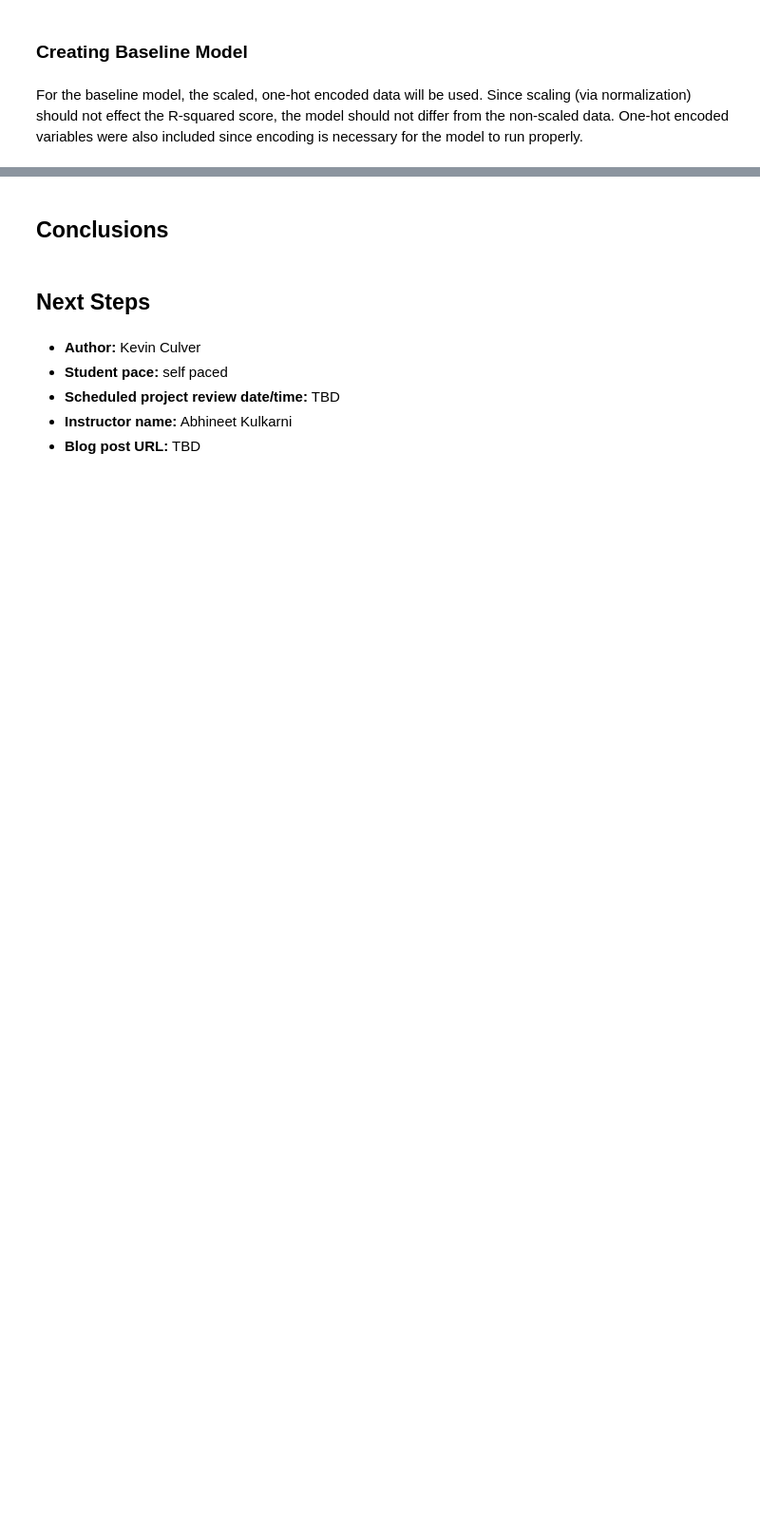
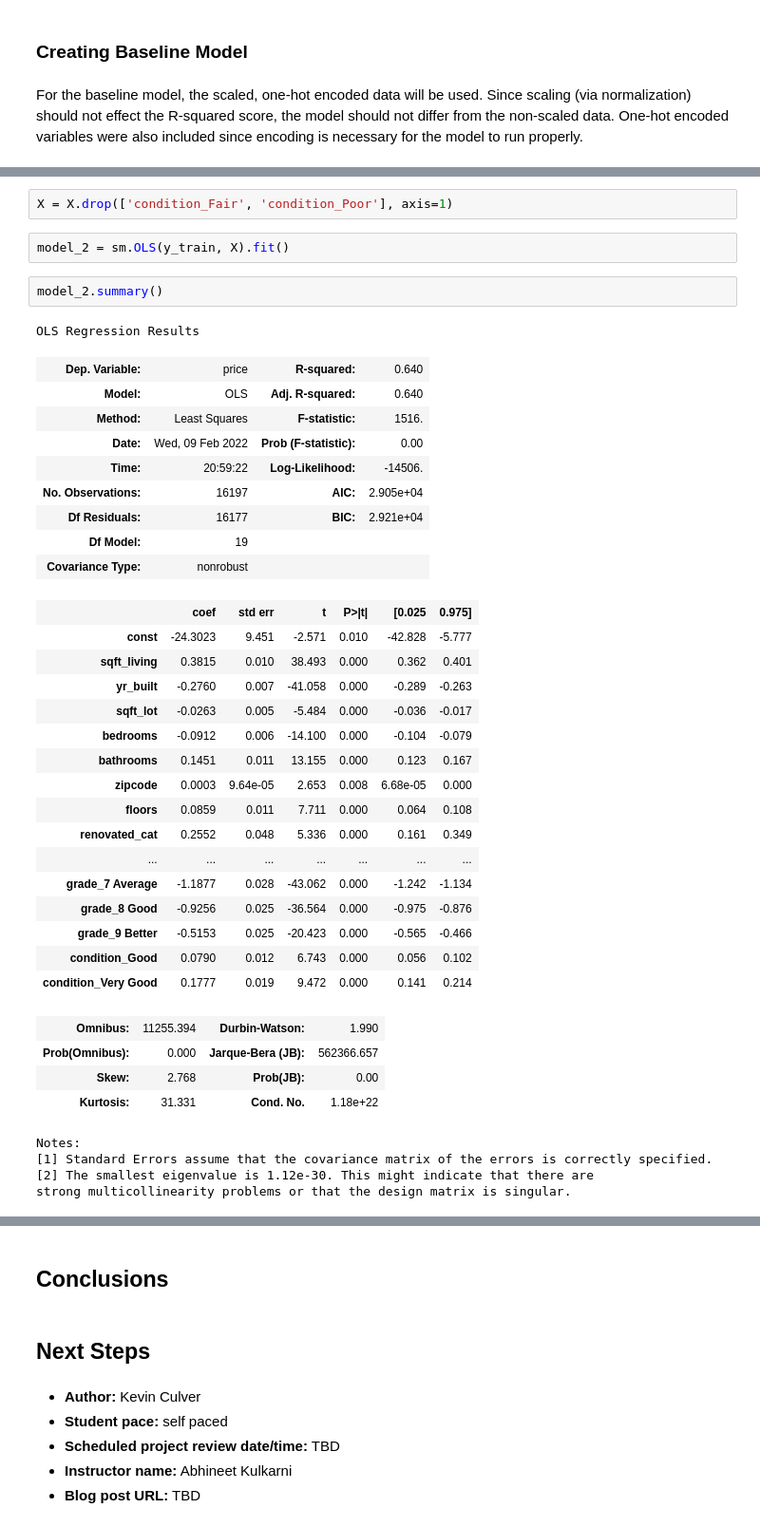
Before and after one commit to kevin-culver/home_sales_analysis, a Jupyter notebook: home_sales_analysis.ipynb, the cells around one changed output, grey strips where cells are left out. Shown: that part at 95% size. Cells and saved outputs as stored; diff of their text form; blank space fills up the shorter version.

```diff
--- a/home_sales_analysis.ipynb
+++ b/home_sales_analysis.ipynb
@@ -401 +410,42 @@ strong multicollinearity or other numerical problems.
+# %%
+X = X.drop(['condition_Fair', 'condition_Poor'], axis=1)
+# %%
+model_2 = sm.OLS(y_train, X).fit()
+# %%
+model_2.summary()
+# %% [output]
+OLS Regression Results
+| Dep. Variable: | price | R-squared: | 0.640 |
+| Model: | OLS | Adj. R-squared: | 0.640 |
+| Method: | Least Squares | F-statistic: | 1516. |
+| Date: | Wed, 09 Feb 2022 | Prob (F-statistic): | 0.00 |
+| Time: | 20:59:22 | Log-Likelihood: | -14506. |
+| No. Observations: | 16197 | AIC: | 2.905e+04 |
+| Df Residuals: | 16177 | BIC: | 2.921e+04 |
+| Df Model: | 19 |  |  |
+| Covariance Type: | nonrobust |  |  |
+|  | coef | std err | t | P>|t| | [0.025 | 0.975] |
+| const | -24.3023 | 9.451 | -2.571 | 0.010 | -42.828 | -5.777 |
+| sqft_living | 0.3815 | 0.010 | 38.493 | 0.000 | 0.362 | 0.401 |
+| yr_built | -0.2760 | 0.007 | -41.058 | 0.000 | -0.289 | -0.263 |
+| sqft_lot | -0.0263 | 0.005 | -5.484 | 0.000 | -0.036 | -0.017 |
+| bedrooms | -0.0912 | 0.006 | -14.100 | 0.000 | -0.104 | -0.079 |
+| bathrooms | 0.1451 | 0.011 | 13.155 | 0.000 | 0.123 | 0.167 |
+| zipcode | 0.0003 | 9.64e-05 | 2.653 | 0.008 | 6.68e-05 | 0.000 |
+| floors | 0.0859 | 0.011 | 7.711 | 0.000 | 0.064 | 0.108 |
+| renovated_cat | 0.2552 | 0.048 | 5.336 | 0.000 | 0.161 | 0.349 |
+| ... | ... | ... | ... | ... | ... | ... |
+| grade_7 Average | -1.1877 | 0.028 | -43.062 | 0.000 | -1.242 | -1.134 |
+| grade_8 Good | -0.9256 | 0.025 | -36.564 | 0.000 | -0.975 | -0.876 |
+| grade_9 Better | -0.5153 | 0.025 | -20.423 | 0.000 | -0.565 | -0.466 |
+| condition_Good | 0.0790 | 0.012 | 6.743 | 0.000 | 0.056 | 0.102 |
+| condition_Very Good | 0.1777 | 0.019 | 9.472 | 0.000 | 0.141 | 0.214 |
+| Omnibus: | 11255.394 | Durbin-Watson: | 1.990 |
+| Prob(Omnibus): | 0.000 | Jarque-Bera (JB): | 562366.657 |
+| Skew: | 2.768 | Prob(JB): | 0.00 |
+| Kurtosis: | 31.331 | Cond. No. | 1.18e+22 |
+Notes:
+[1] Standard Errors assume that the covariance matrix of the errors is correctly specified.
+[2] The smallest eigenvalue is 1.12e-30. This might indicate that there are
+strong multicollinearity problems or that the design matrix is singular.
 # %% [markdown]
```
Also changed, not shown: parts of 19 cells of this notebook, 1 other file.
